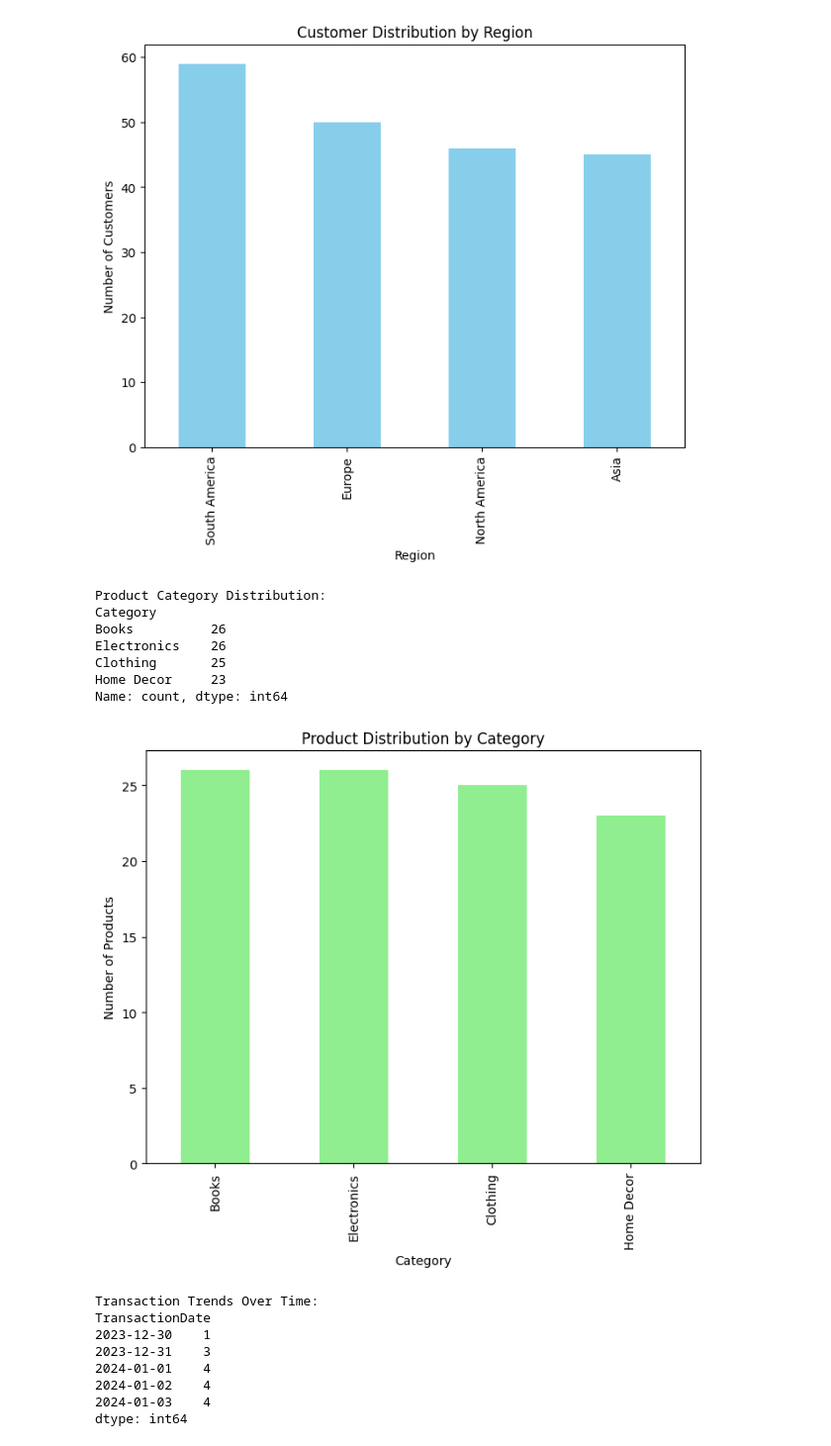
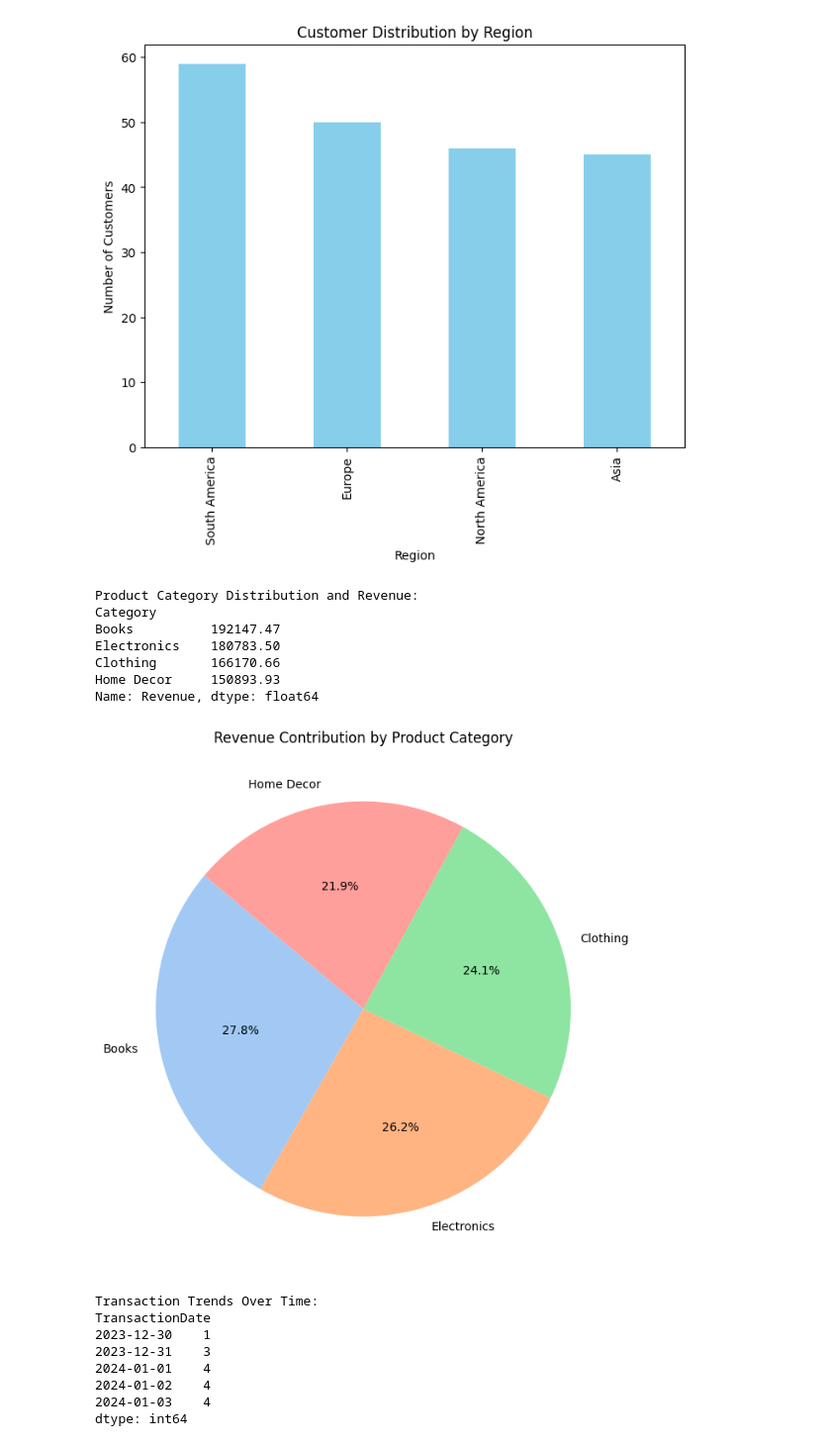
Before and after one commit to AyushB21/Zeotap_Assignment_Ayush_Bhatt, a Jupyter notebook: notebooks/Ayush_Bhatt_EDA.ipynb, the cells around one changed output. Shown at 99% size. Saved outputs shown, nothing was run; the diff lists cells and outputs as text; code cells hidden in the pictures.

```diff
--- a/notebooks/Ayush_Bhatt_EDA.ipynb
+++ b/notebooks/Ayush_Bhatt_EDA.ipynb
@@ -97,28 +97,41 @@ North America    46
 Asia             45
 Name: count, dtype: int64
 [figure]
-# %%
-# 2. Analyze Product Categories
-print("Product Category Distribution:")
-category_counts = products['Category'].value_counts()
-print(category_counts)
-
-# Plot product category distribution
-plt.figure(figsize=(8, 6))
-category_counts.plot(kind='bar', color='lightgreen')
-plt.title("Product Distribution by Category")
-plt.xlabel("Category")
-plt.ylabel("Number of Products")
-plt.show()
-# %% [output]
-Product Category Distribution:
-Category
-Books          26
-Electronics    26
-Clothing       25
-Home Decor     23
-Name: count, dtype: int64
-[figure, removed]
+# %%
+# revenue
+print("Product Category Distribution and Revenue:")
+
+# Calculate Revenue for each transaction
+transactions['Revenue'] = transactions['Quantity'] * transactions['Price']
+
+# Merge Transactions with Products to associate categories
+transactions_with_categories = pd.merge(transactions, products, on='ProductID', how='left')
+
+# Calculate total revenue per category
+category_revenue = transactions_with_categories.groupby('Category')['Revenue'].sum().sort_values(ascending=False)
+print(category_revenue)
+
+# Plot revenue distribution by category using a pie chart
+plt.figure(figsize=(8, 8))
+category_revenue.plot(
+    kind='pie',
+    autopct='%1.1f%%',
+    colors=sns.color_palette('pastel'),
+    startangle=140,
+    labels=category_revenue.index
+)
+plt.title("Revenue Contribution by Product Category")
+plt.ylabel("")  # Remove y-axis label for better visualization
+plt.show()
+# %% [output]
+Product Category Distribution and Revenue:
+Category
+Books          192147.47
+Electronics    180783.50
+Clothing       166170.66
+Home Decor     150893.93
+Name: Revenue, dtype: float64
+[figure, added]
 # %%
 # 3. Transaction Trends Over Time
 print("Transaction Trends Over Time:")
```
Also changed, not shown: 1 other file.
